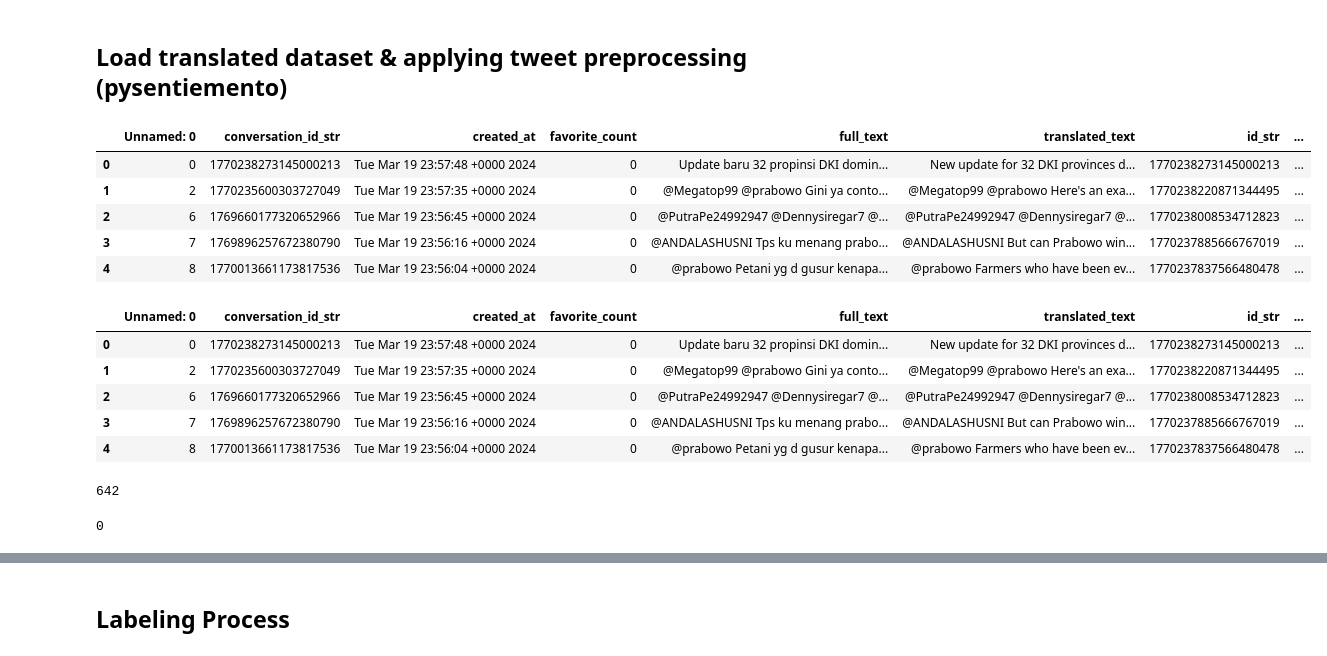
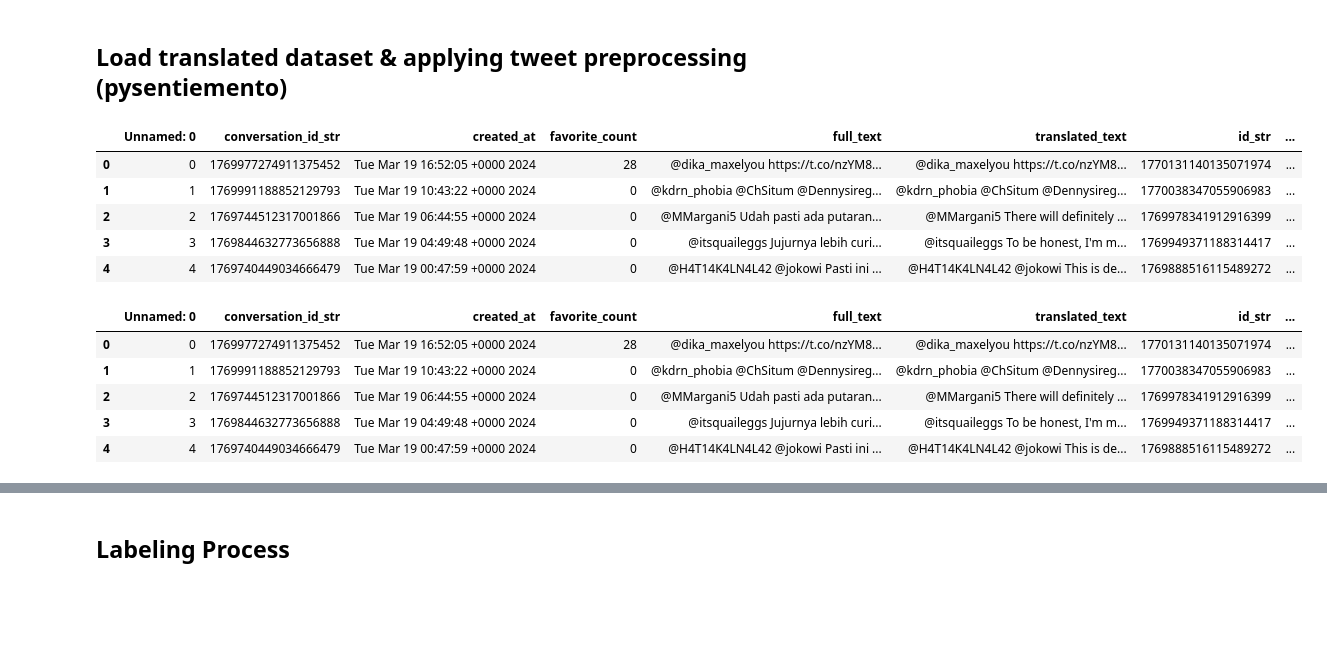
Before and after one commit to Arthdrm/PythonCode, a Jupyter notebook: scrapping-data-viz/data_lab.ipynb, the cells around one changed output, grey strips where cells are left out. Saved outputs shown, nothing was run; the diff lists cells and outputs as text; code cells hidden in the pictures; blank space fills up the shorter version.

```diff
--- a/scrapping-data-viz/data_lab.ipynb
+++ b/scrapping-data-viz/data_lab.ipynb
@@ -233,26 +171,22 @@ df.to_csv("tweets-translated/generic-7-05-2024")
 # %% [markdown]
 ## Load translated dataset & applying tweet preprocessing (pysentiemento)
 # %%
-df = pd.read_csv("translated_prabowo.csv", delimiter=",")
+df = pd.read_csv("tweets-translated/generic-7-05-2024.csv", delimiter=",")
 df.head()
 # %% [output]
 |  | Unnamed: 0 | conversation_id_str | created_at | favorite_count | full_text | translated_text | id_str | ... |
-| 0 | 0 | 1770238273145000213 | Tue Mar 19 23:57:48 +0000 2024 | 0 | Update baru 32 propinsi DKI domin... | New update for 32 DKI provinces d... | 1770238273145000213 | ... |
-| 1 | 2 | 1770235600303727049 | Tue Mar 19 23:57:35 +0000 2024 | 0 | @Megatop99 @prabowo Gini ya conto... | @Megatop99 @prabowo Here's an exa... | 1770238220871344495 | ... |
-| 2 | 6 | 1769660177320652966 | Tue Mar 19 23:56:45 +0000 2024 | 0 | @PutraPe24992947 @Dennysiregar7 @... | @PutraPe24992947 @Dennysiregar7 @... | 1770238008534712823 | ... |
-| 3 | 7 | 1769896257672380790 | Tue Mar 19 23:56:16 +0000 2024 | 0 | @ANDALASHUSNI Tps ku menang prabo... | @ANDALASHUSNI But can Prabowo win... | 1770237885666767019 | ... |
-| 4 | 8 | 1770013661173817536 | Tue Mar 19 23:56:04 +0000 2024 | 0 | @prabowo Petani yg d gusur kenapa... | @prabowo Farmers who have been ev... | 1770237837566480478 | ... |
+| 0 | 0 | 1769977274911375452 | Tue Mar 19 16:52:05 +0000 2024 | 28 | @dika_maxelyou https://t.co/nzYM8... | @dika_maxelyou https://t.co/nzYM8... | 1770131140135071974 | ... |
+| 1 | 1 | 1769991188852129793 | Tue Mar 19 10:43:22 +0000 2024 | 0 | @kdrn_phobia @ChSitum @Dennysireg... | @kdrn_phobia @ChSitum @Dennysireg... | 1770038347055906983 | ... |
+| 2 | 2 | 1769744512317001866 | Tue Mar 19 06:44:55 +0000 2024 | 0 | @MMargani5 Udah pasti ada putaran... | @MMargani5 There will definitely ... | 1769978341912916399 | ... |
+| 3 | 3 | 1769844632773656888 | Tue Mar 19 04:49:48 +0000 2024 | 0 | @itsquaileggs Jujurnya lebih curi... | @itsquaileggs To be honest, I'm m... | 1769949371188314417 | ... |
+| 4 | 4 | 1769740449034666479 | Tue Mar 19 00:47:59 +0000 2024 | 0 | @H4T14K4LN4L42 @jokowi Pasti ini ... | @H4T14K4LN4L42 @jokowi This is de... | 1769888516115489272 | ... |
 # %%
 df['preprocessed_text'] = df['translated_text'].apply(lambda x: preprocess_tweet(x, shorten=2, lang="en"))
 df.head()
 # %% [output]
 |  | Unnamed: 0 | conversation_id_str | created_at | favorite_count | full_text | translated_text | id_str | ... |
-| 0 | 0 | 1770238273145000213 | Tue Mar 19 23:57:48 +0000 2024 | 0 | Update baru 32 propinsi DKI domin... | New update for 32 DKI provinces d... | 1770238273145000213 | ... |
-| 1 | 2 | 1770235600303727049 | Tue Mar 19 23:57:35 +0000 2024 | 0 | @Megatop99 @prabowo Gini ya conto... | @Megatop99 @prabowo Here's an exa... | 1770238220871344495 | ... |
-| 2 | 6 | 1769660177320652966 | Tue Mar 19 23:56:45 +0000 2024 | 0 | @PutraPe24992947 @Dennysiregar7 @... | @PutraPe24992947 @Dennysiregar7 @... | 1770238008534712823 | ... |
-| 3 | 7 | 1769896257672380790 | Tue Mar 19 23:56:16 +0000 2024 | 0 | @ANDALASHUSNI Tps ku menang prabo... | @ANDALASHUSNI But can Prabowo win... | 1770237885666767019 | ... |
-| 4 | 8 | 1770013661173817536 | Tue Mar 19 23:56:04 +0000 2024 | 0 | @prabowo Petani yg d gusur kenapa... | @prabowo Farmers who have been ev... | 1770237837566480478 | ... |
+| 0 | 0 | 1769977274911375452 | Tue Mar 19 16:52:05 +0000 2024 | 28 | @dika_maxelyou https://t.co/nzYM8... | @dika_maxelyou https://t.co/nzYM8... | 1770131140135071974 | ... |
+| 1 | 1 | 1769991188852129793 | Tue Mar 19 10:43:22 +0000 2024 | 0 | @kdrn_phobia @ChSitum @Dennysireg... | @kdrn_phobia @ChSitum @Dennysireg... | 1770038347055906983 | ... |
+| 2 | 2 | 1769744512317001866 | Tue Mar 19 06:44:55 +0000 2024 | 0 | @MMargani5 Udah pasti ada putaran... | @MMargani5 There will definitely ... | 1769978341912916399 | ... |
+| 3 | 3 | 1769844632773656888 | Tue Mar 19 04:49:48 +0000 2024 | 0 | @itsquaileggs Jujurnya lebih curi... | @itsquaileggs To be honest, I'm m... | 1769949371188314417 | ... |
+| 4 | 4 | 1769740449034666479 | Tue Mar 19 00:47:59 +0000 2024 | 0 | @H4T14K4LN4L42 @jokowi Pasti ini ... | @H4T14K4LN4L42 @jokowi This is de... | 1769888516115489272 | ... |
-# %%
-df.duplicated(subset=["preprocessed_text"]).sum()
-# %% [output]
-642
@@ -261,4 +192,0 @@ df.drop_duplicates(subset=["preprocessed_text"], inplace=True)
-# %%
-df.duplicated(subset=["preprocessed_text"]).sum()
-# %% [output]
-0
```
Also changed, not shown: parts of 43 cells of this notebook, 56 other files.
